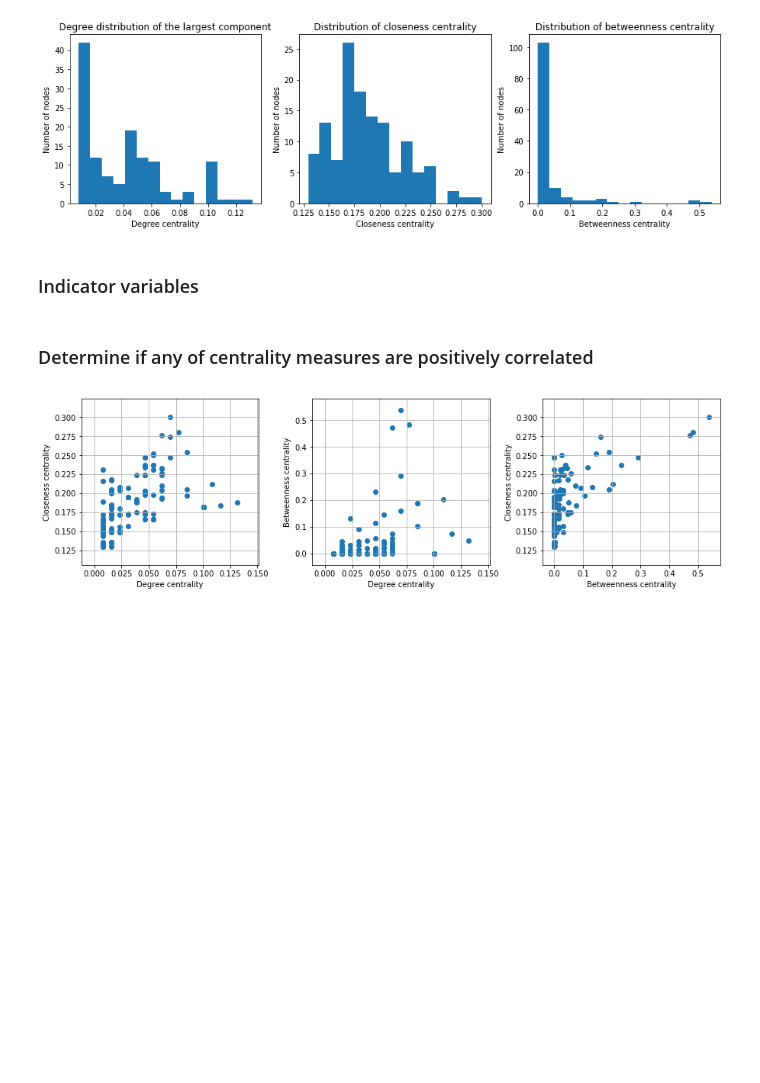
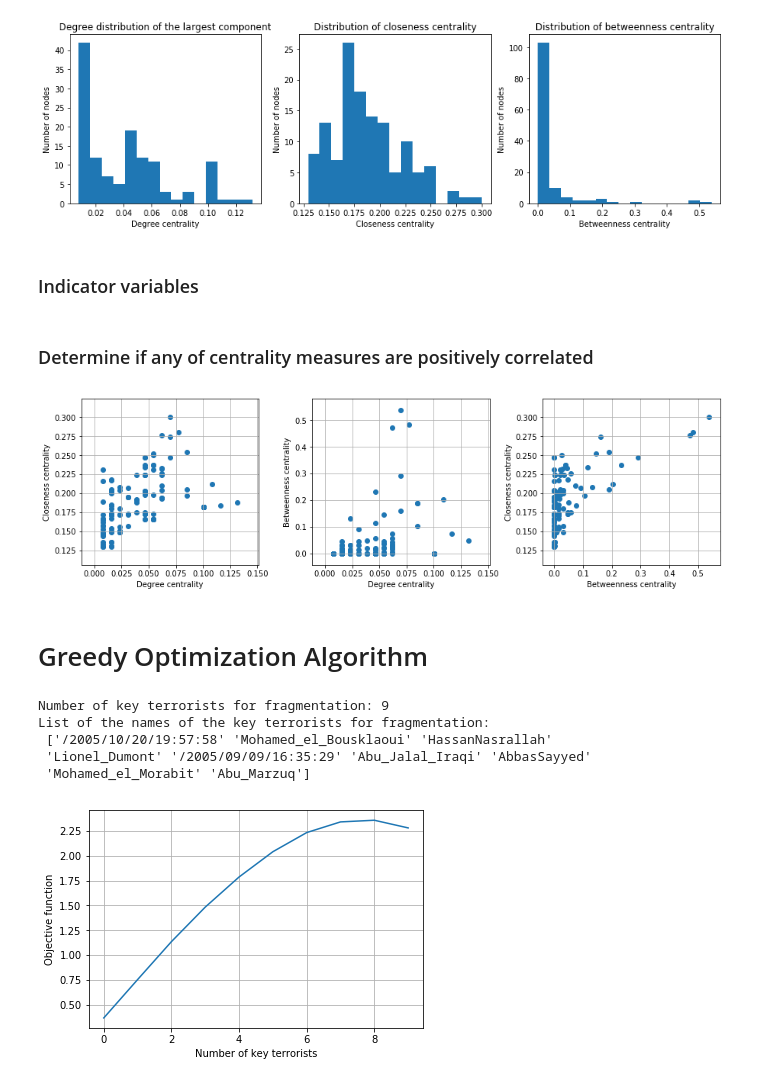
Before and after one commit to Kakavand/EPFL-antiterrorAssignment, a Jupyter notebook: project/give_names_tonodes.ipynb, the cells around one changed output. Cells and saved outputs as stored; diff of their text form; code cells hidden in the pictures; blank space fills up the shorter version.

```diff
--- a/project/give_names_tonodes.ipynb
+++ b/project/give_names_tonodes.ipynb
@@ -169,15 +169,18 @@ def F_measure(adjacency):
     Parameters
     ----------
     adjacency: numpy matrix representing the adjacency matrix of the network.\
-    Assumes connected.
 
     Returns
     -------
-    F_measure: a vector of floats between 0 and 1, \
-    representing the number of disconnected pairs of nodes resulted from removing one node at a time
+    If kwarges == None
+        F_measure: a vector of floats between 0 and 1, \
+        representing the number of disconnected pairs of nodes resulted from removing one node at a time
+
+    Otherwise F_measure is a single float between 0 and 1
     """
 
     original_size = adjacency.shape[0]
+
     F_measure = np.empty(original_size)
     for n in range(original_size):
         temp = deepcopy(adjacency)
@@ -201,8 +204,7 @@ def information_entropy(adjacency):
     """
     Parameters
     ----------
-    adjacency: numpy matrix representing the adjacency matrix of the network.\
-    Assumes connected.
+    adjacency: numpy matrix representing the adjacency matrix of the network.
 
     Returns
     -------
@@ -234,8 +236,7 @@ def Fd_measure(adjacency):
     """
     Parameters
     ----------
-    adjacency: numpy matrix representing the adjacency matrix of the network.\
-    Assumes connected.
+    adjacency: numpy matrix representing the adjacency matrix of the network.
 
     Returns
     -------
@@ -421,3 +420,5 @@ ax2.grid()
 ax3.grid()
 # %% [output]
 [figure]
+# %% [markdown]
+# Greedy Optimization Algorithm
@@ -423,0 +502,16 @@ ax3.grid()
+# %%
+print("Number of key terrorists for fragmentation: {n:}".format(n=len(set_kt)))
+print("List of the names of the key terrorists for fragmentation: \n", all_names[set_kt])
+
+plt.plot(objective)
+plt.xlabel("Number of key terrorists")
+plt.ylabel("Objective function")
+plt.grid()
+plt.show()
+# %% [output]
+Number of key terrorists for fragmentation: 9
+List of the names of the key terrorists for fragmentation:
+ ['/2005/10/20/19:57:58' 'Mohamed_el_Bousklaoui' 'HassanNasrallah'
+ 'Lionel_Dumont' '/2005/09/09/16:35:29' 'Abu_Jalal_Iraqi' 'AbbasSayyed'
+ 'Mohamed_el_Morabit' 'Abu_Marzuq']
+[figure, added]
```
Also changed, not shown: parts of 2 cells of this notebook.
